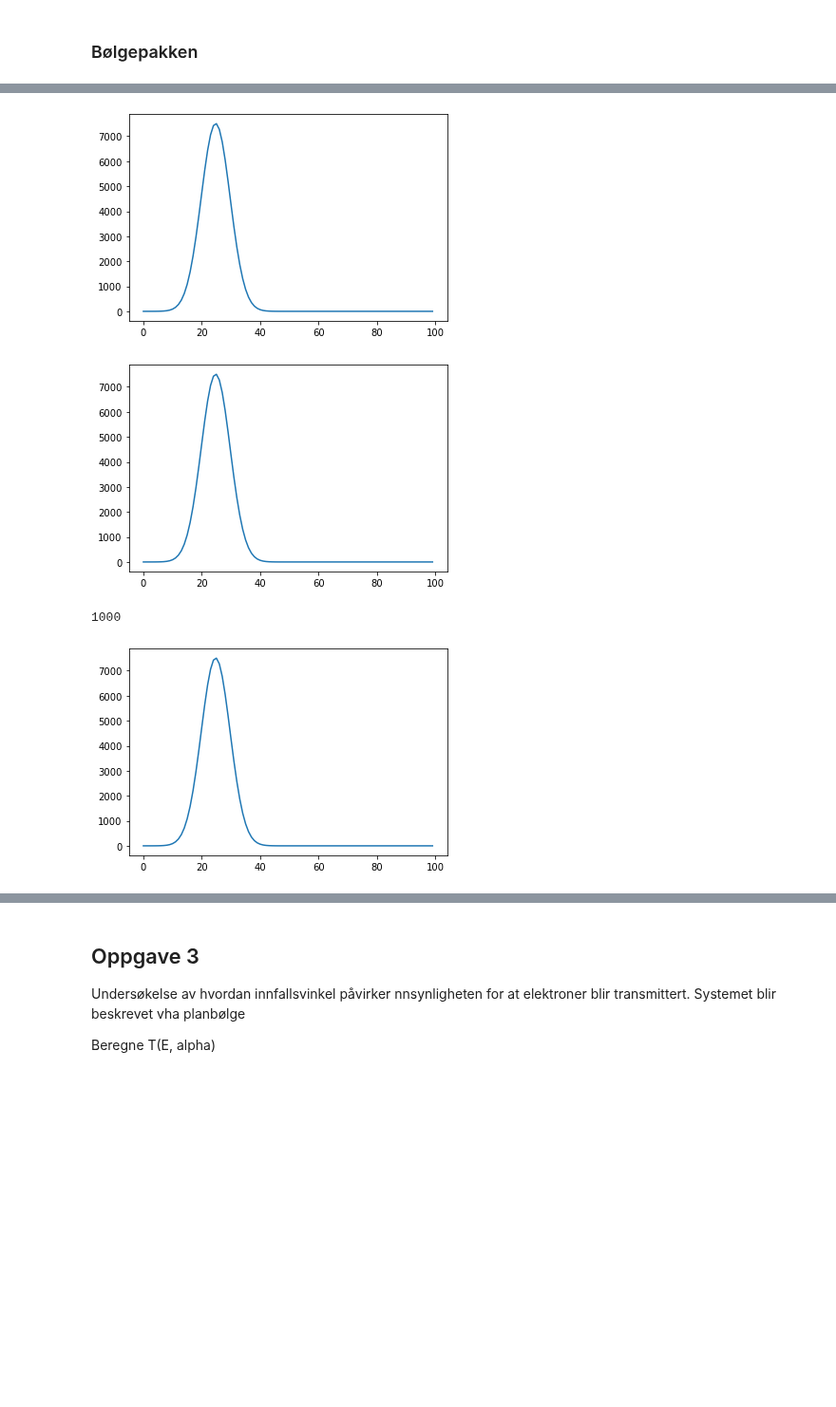
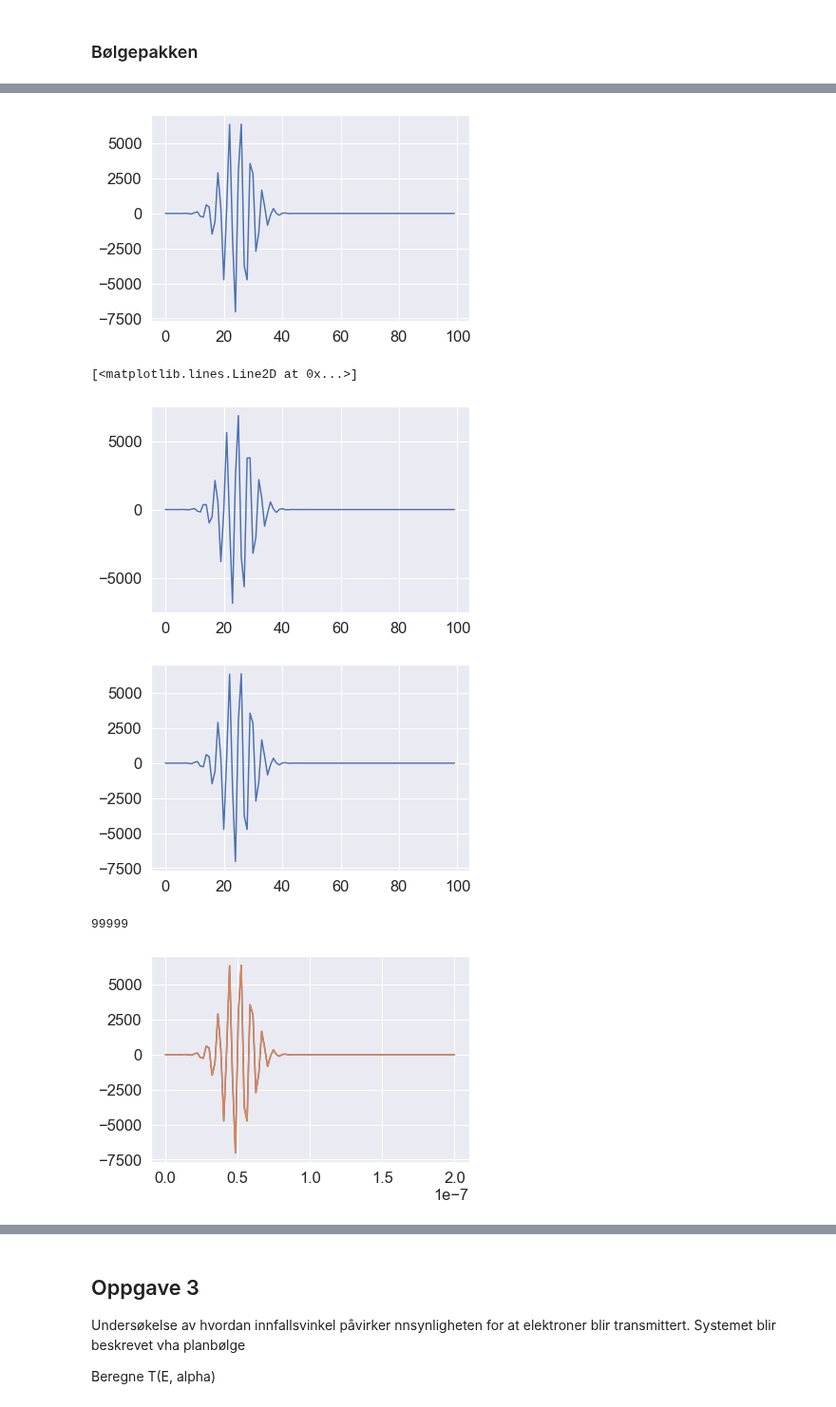
Before and after one commit to astridmo/Fys245-Quantum-physics, a Jupyter notebook: oblig/ObligFys245.ipynb, the cells around one changed output, grey strips where cells are left out. Shown at 95% size. Saved outputs shown, nothing was run; the diff lists cells and outputs as text; code cells hidden in the pictures; blank space fills up the shorter version.

```diff
--- a/oblig/ObligFys245.ipynb
+++ b/oblig/ObligFys245.ipynb
@@ -354,11 +352,11 @@ IndentationError: unindent does not match any outer indentation level (<tokenize
 # %%
 sigma = 1* 1e-8  # [m]
-E = 0.20  # [eV]
-V0 = 0.16  # [eV]
+E = 0.20 * 1.602 * 1e-19 # [eV]
+V0 = 0.16  * 1.602 * 1e-19 # [eV]
 m = 9.11 * 1e-31  # [kg]
 x0 = 50 * 1e-9  # [m]
 L = 200 * 1e-9  # [m]
-h_bar = 6.582 * 1e-16  # [eV*s]
+h_bar = 1.055 * 1e-34 # [eV*s]
 
 t = 0
 dt = 2.25 * 1e-19  # [s]
@@ -423,8 +421,8 @@ def Phi_neste_tidssteg(x, x0, t_slutt, dt, dx):
     Phi_forrige_tidssteg = ksi(x, x0)
 
 
-    #for t in np.linspace(dt, t_slutt, int((t_slutt - dt)/dt)): # Takes up too much memory
-    for t in np.linspace(dt, t_slutt, 1000): # Takes up too much memory
+    for t in np.linspace(dt, t_slutt, int((t_slutt - dt)/dt)): # Takes up too much memory
+    #for t in np.linspace(dt, t_slutt, 1000): # Takes up too much memory
     # For hvert tidssteg skal trinnpotensialet regnes ut for alle x.
 
         Phi = f(Phi_forrige_tidssteg, x)
@@ -458,7 +456,7 @@ def f(Phi_forrige_tidssteg, x):
     # Regn ut den dobbeltderiverte kun for godkjente verdier
     pluss_dx = Phi_forrige_tidssteg[2:]
     minus_dx = Phi_forrige_tidssteg[:-2]
-    scnd_d_x = pluss_dx - 2*Phi_forrige_tidssteg[1:-1] + minus_dx / dx**2  # Den andre deriverte av ksi mhp x
+    scnd_d_x = (pluss_dx - 2*Phi_forrige_tidssteg[1:-1] + minus_dx) / dx**2  # Den andre deriverte av ksi mhp x
 
     # ==============
     # Regn ut Phi
@@ -491,12 +489,12 @@ def ksi(x, x0):
         stasjonær bølgepakke
     """
     k = np.sqrt(2*m*E) / h_bar
-    return (1 / (np.pi**(1/4) * np.sqrt(sigma))) * np.exp(-((x-x0)**2 / (2*sigma**2))) * np.exp(1j*k*(x-x0))
-
+    #return (1 / (np.pi**(1/4) * np.sqrt(sigma))) * np.exp(-((x-x0)**2 / (2*sigma**2))) * np.exp(1j*k*(x-x0))
+    return (1 / (np.pi**(1/4) * np.sqrt(sigma))) * np.exp(-((x-x0)**2 / (2*sigma**2)) + 1j*k*(x-x0))
 
 
 x = np.linspace(0, L, 100)
-t = 1 * 1e-8
+t = 1 * 1e-13
 hei = Phi_neste_tidssteg(x, x0, t, dt, dx)
 #print(hei)
 print(hei[0])
@@ -528,33 +506,40 @@ plt.show()
+# %%
+plt.plot(hei[-1])
+plt.show()
+
+plt.plot(hei[-1].imag)
+# %% [output]
+[figure, added]
+[<matplotlib.lines.Line2D at 0x...>]
+[figure, added]
 # %%
 def plot_ksi(t):
     """
     Funksjon for å plotte bølgefunksjonen ksi ved gitt tidspunkt
 
     Inputs
     ------
     t - float
         Tiden vi ønsker å plotte bølgefunksjonen ved
 
     Returns
     -------
         plot av bølgefunksjonen ved gitt tidspunkt
     """
     pass
 
 ff = ksi(x, x0)
 plt.plot(ff)
 plt.show()
 
-f3 = Phi_neste_tidssteg(x, x0, t+dt*100000, dt, dx)
-plt.plot(f3[0])
+f3 = Phi_neste_tidssteg(x, x0, dt*100000, dt, dx)
+plt.plot(x, f3[0])
+print(len(f3))
+plt.plot(x, f3[-1])
 plt.show()
-print(len(f3))
-plt.plot(f3[100])
-plt.show()
 # %% [output]
-[figure, old version]
+[figure, new version]
+99999
-[figure, old version]
+[figure, new version]
-1000
-[figure, removed]
 # %% [markdown]
 Uttrykket psi I, hva skal det bygge på? Skal det komme av likning 1? Skal det kombineres med likning 4?
```
Also changed, not shown: parts of 5 cells of this notebook.
